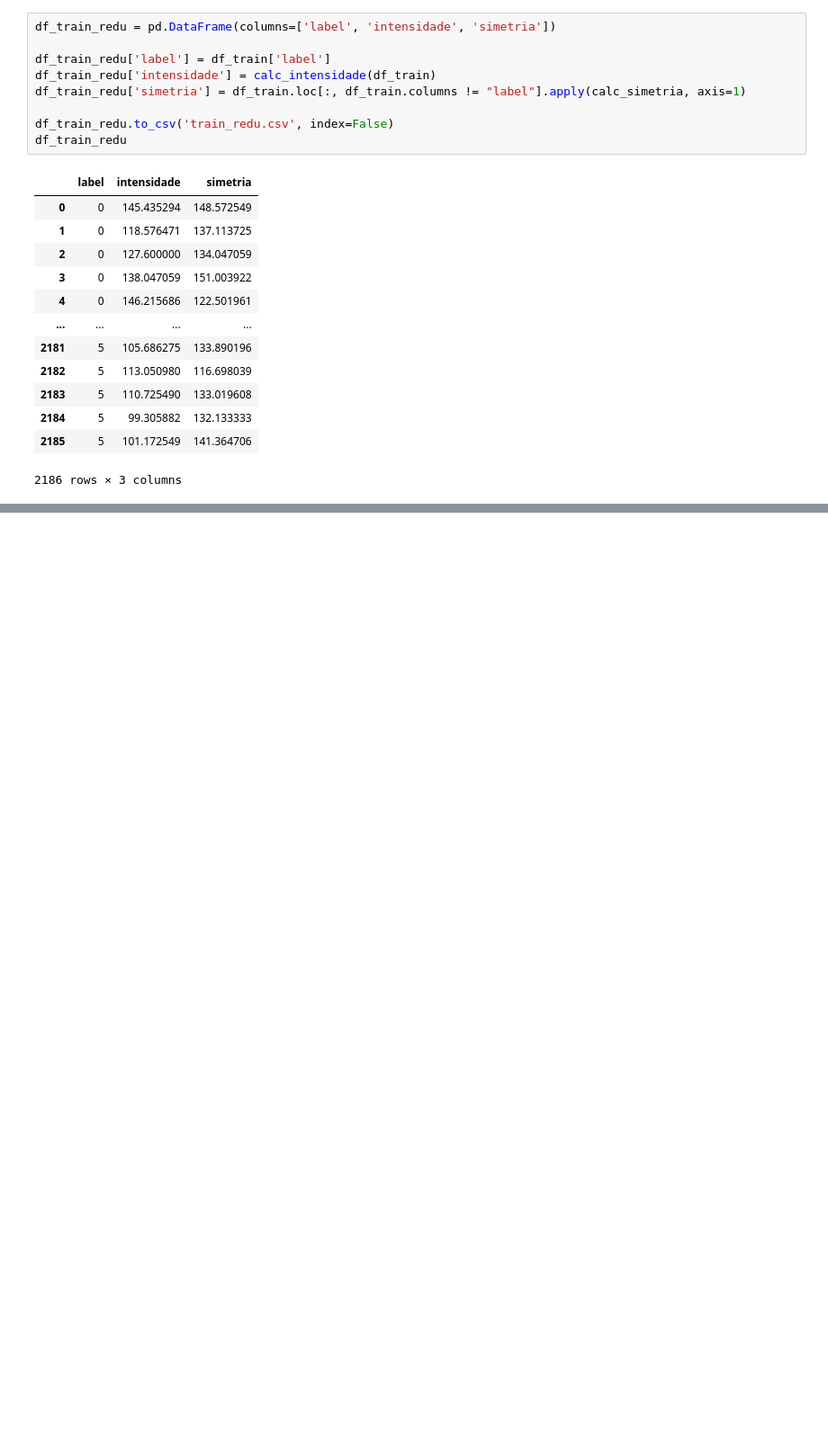
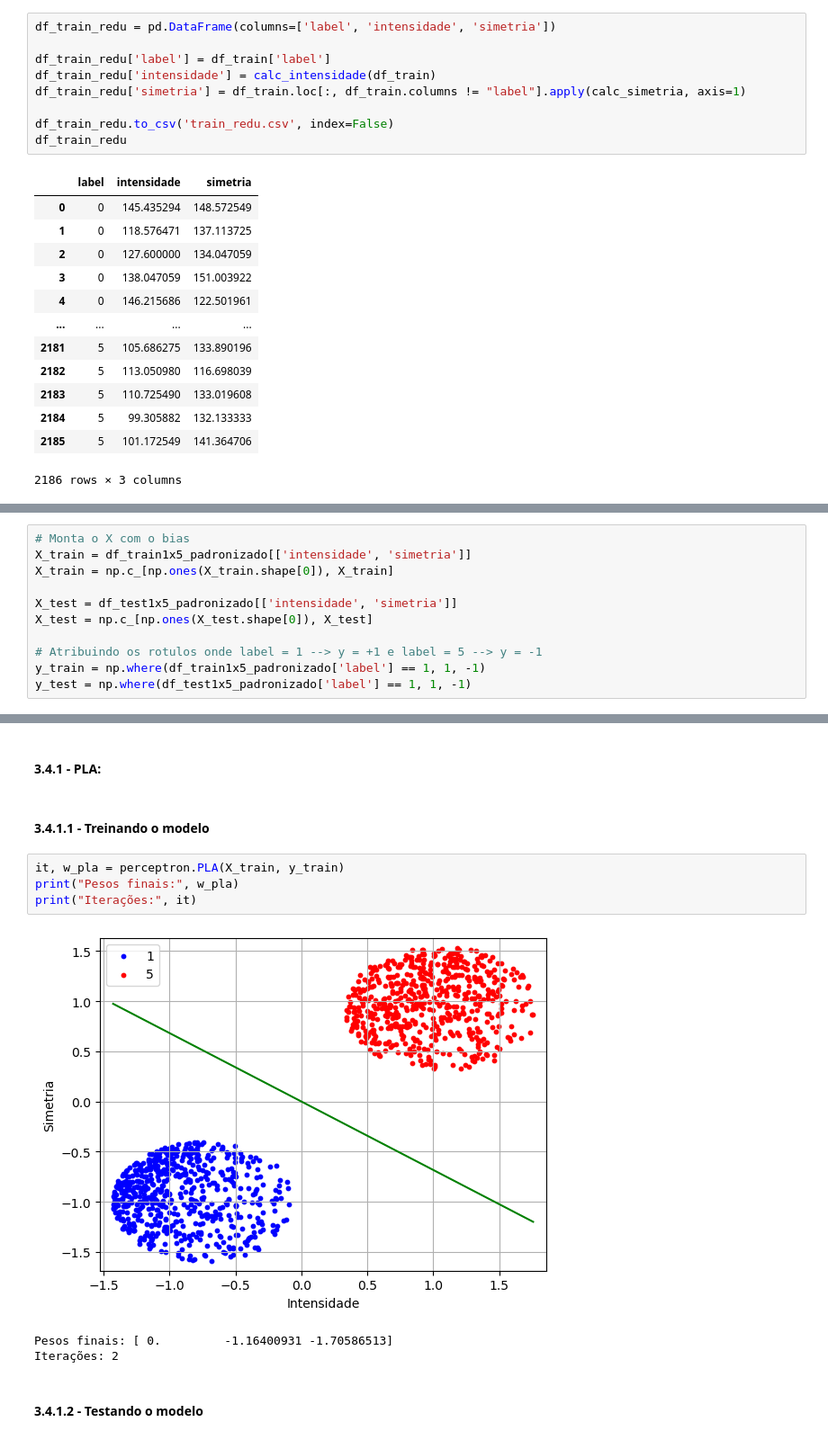
Before and after one commit to gustavojohan/projeto-digitos-am, a Jupyter notebook: Untitled.ipynb, the cells around one changed output, grey strips where cells are left out. Shown at 90% size. Cells and saved outputs as stored; diff of their text form; blank space fills up the shorter version.

Commit message:
Finaliza a secao 3 e adiciona as funcoes de cada modelo

```diff
--- a/Untitled.ipynb
+++ b/Untitled.ipynb
@@ -132,0 +319,11 @@ plt.show()
+# %%
+# Monta o X com o bias
+X_train = df_train1x5_padronizado[['intensidade', 'simetria']]
+X_train = np.c_[np.ones(X_train.shape[0]), X_train]
+
+X_test = df_test1x5_padronizado[['intensidade', 'simetria']]
+X_test = np.c_[np.ones(X_test.shape[0]), X_test]
+
+# Atribuindo os rotulos onde label = 1 --> y = +1 e label = 5 --> y = -1
+y_train = np.where(df_train1x5_padronizado['label'] == 1, 1, -1)
+y_test = np.where(df_test1x5_padronizado['label'] == 1, 1, -1)
@@ -132,0 +341,14 @@ plt.show()
+# %% [markdown]
+#### 3.4.1 - PLA:
+# %% [markdown]
+#### 3.4.1.1 - Treinando o modelo
+# %%
+it, w_pla = perceptron.PLA(X_train, y_train)
+print("Pesos finais:", w_pla)
+print("Iterações:", it)
+# %% [output]
+[figure, added]
+Pesos finais: [ 0.         -1.16400931 -1.70586513]
+Iterações: 2
+# %% [markdown]
+#### 3.4.1.2 - Testando o modelo
```
Also changed, not shown: parts of 51 cells of this notebook, 4 other files.
